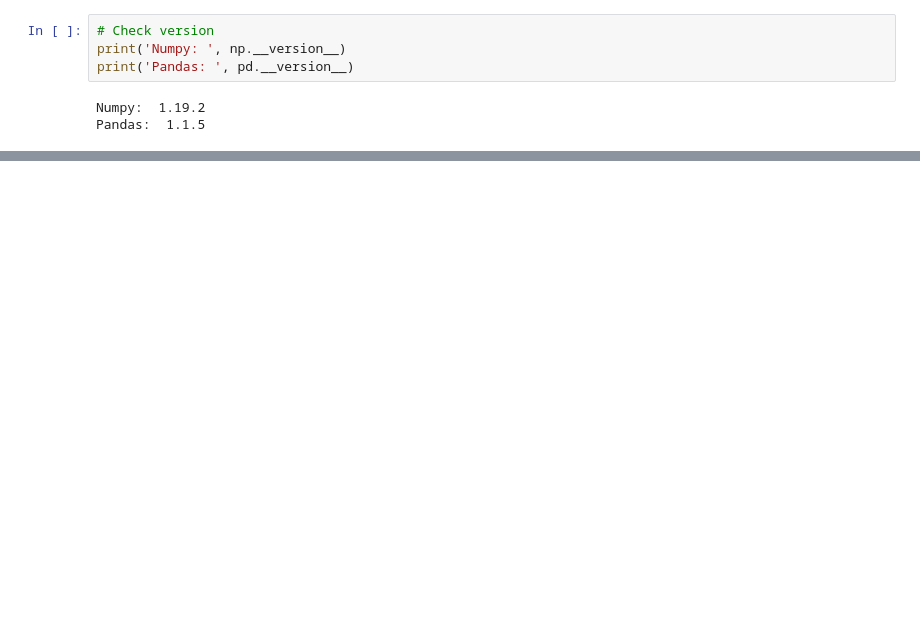
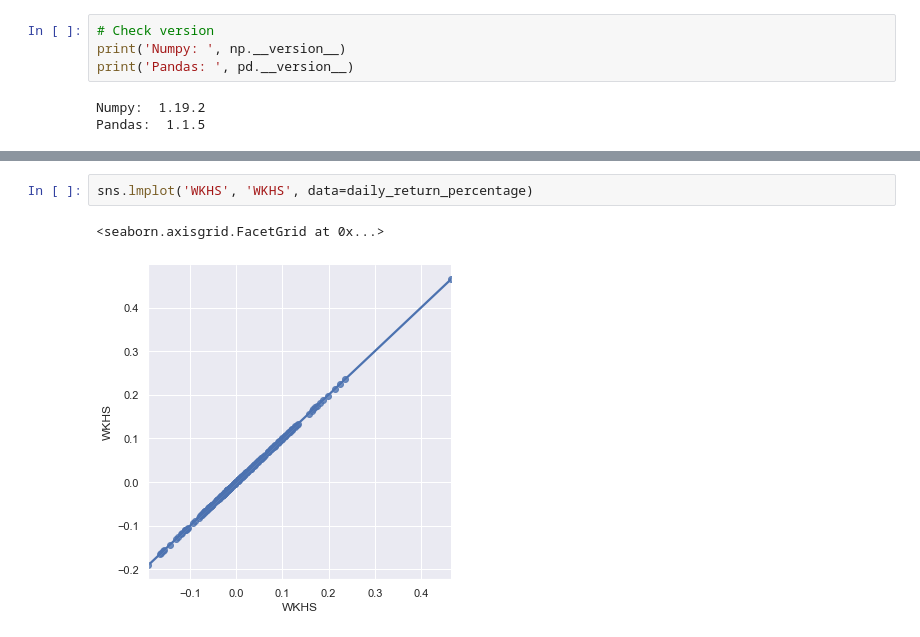
Before and after one commit to tdnam/ds, a Jupyter notebook: w3/lab/ev_stock_analysis.ipynb, the cells around one changed output, grey strips where cells are left out. Cells and saved outputs as stored; diff of their text form; blank space fills up the shorter version.

```diff
--- a/w3/lab/ev_stock_analysis.ipynb
+++ b/w3/lab/ev_stock_analysis.ipynb
@@ -178,0 +319,5 @@ tsla.corr()
+# %%
+sns.lmplot('WKHS', 'WKHS', data=daily_return_percentage)
+# %% [output]
+<seaborn.axisgrid.FacetGrid at 0x...>
+[figure, added]
```
Also changed, not shown: parts of 53 cells of this notebook.
